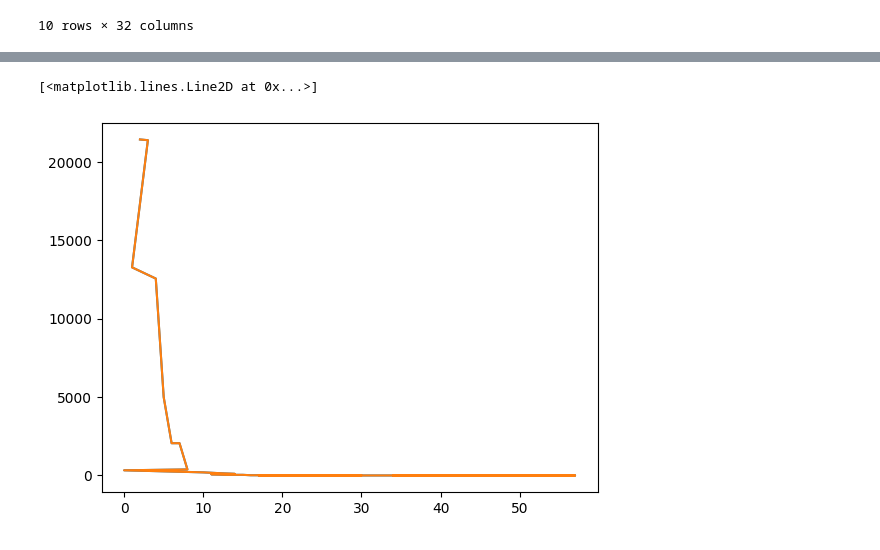
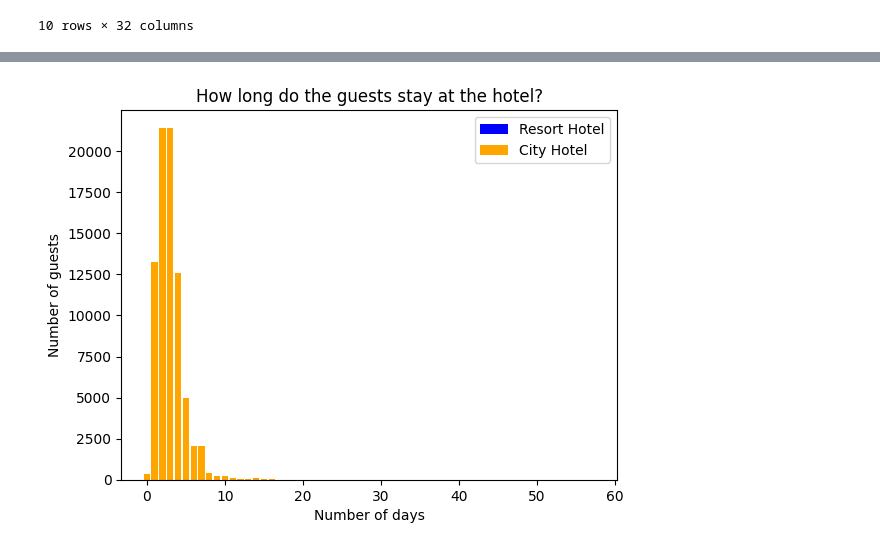
Before and after one commit to Catrex90/TechsLabTeam2, a Jupyter notebook: Code/Cara_duration_of_stay.ipynb, the cells around one changed output, grey strips where cells are left out. Drawn from its saved outputs; the diff is of its cells as text; code cells hidden in the pictures.

```diff
--- a/Code/Cara_duration_of_stay.ipynb
+++ b/Code/Cara_duration_of_stay.ipynb
@@ -35,7 +28,7 @@ df["duration_of_stay"]= df["stays_in_weekend_nights"] + df["stays_in_week_nights
 hotel_grp=df.groupby(["hotel"])
 
 #Aufenthalt für das Resort Hotel herausfinden:
-stay_resort = hotel_grp.get_group("Resort Hotel")["duration_of_stay"].value_counts()
+stay_resort = hotel_grp.get_group("Resort Hotel")["duration_of_stay"].value_counts().to_dict()
 
 print(stay_resort)
 # %% [output]
@@ -59,6 +36,6 @@ Name: count, dtype: int64
 # %%
 #Aufenthalt für das City Hotel herausfinden:
-stay_city = stay_resort = hotel_grp.get_group("City Hotel")["duration_of_stay"].value_counts()
+stay_city = stay_resort = hotel_grp.get_group("City Hotel")["duration_of_stay"].value_counts().to_dict()
 
 print(stay_city)
 # %% [output]
@@ -82,6 +43,24 @@ Name: count, dtype: int64
-# %%
-plt.plot(stay_resort)
-plt.plot(stay_city)
-# %% [output]
-[<matplotlib.lines.Line2D at 0x...>]
-[figure, removed]
+# %%
+
+# X-Achse: Anzahl der Tage
+x_resort = stay_resort.keys()
+x_city = stay_city.keys()
+
+# Y-Achse: Anzahl der Gäste für das Resort und das Stadthotel
+y_resort = stay_resort.values()
+y_city = stay_city.values()
+
+# Säulendiagramm erstellen
+plt.bar(x_resort, y_resort, color='blue', label='Resort Hotel')
+plt.bar(x_city, y_city, color='orange', label='City Hotel')
+
+# Beschriftungen hinzufügen
+plt.xlabel('Number of days')
+plt.ylabel('Number of guests')
+plt.title('How long do the guests stay at the hotel?')
+plt.legend()
+
+# Diagramm anzeigen
+plt.show()
+# %% [output]
+[figure, added]
```
Also changed, not shown: parts of 5 cells of this notebook.
